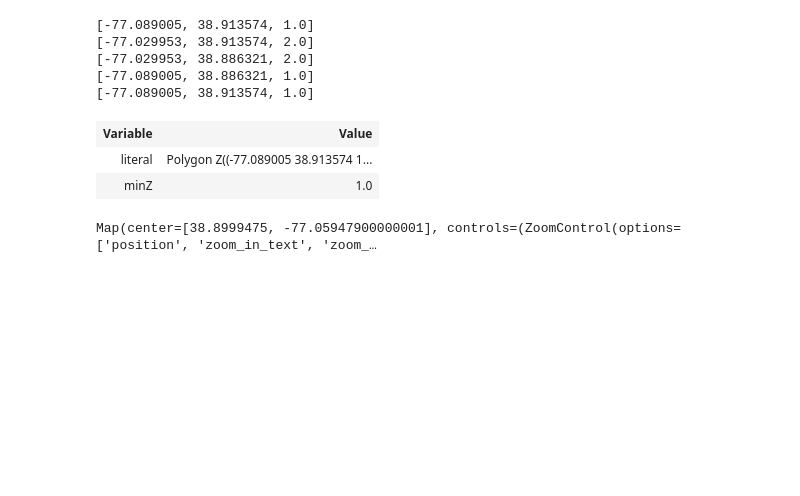
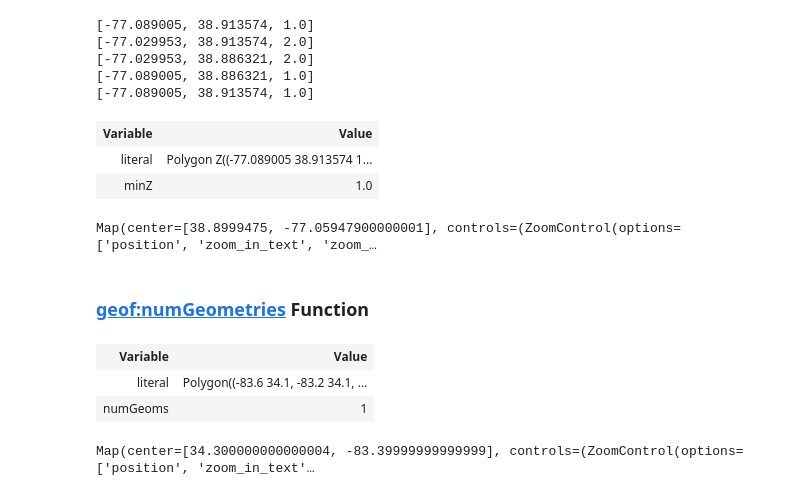
Before and after one commit to situx/rdflib-geosparql, a Jupyter notebook: GeoSPARQL11.ipynb, the cells around one changed output. Drawn from its saved outputs; the diff is of its cells as text; code cells hidden in the pictures; blank space fills up the shorter version.

```diff
--- a/GeoSPARQL11.ipynb
+++ b/GeoSPARQL11.ipynb
@@ -629,3 +693,23 @@ WHERE {
 | literal | Polygon Z((-77.089005 38.913574 1... |
 | minZ | 1.0 |
 Map(center=[38.8999475, -77.05947900000001], controls=(ZoomControl(options=['position', 'zoom_in_text', 'zoom_…
+# %% [markdown]
+### [geof:numGeometries](http://www.opengis.net/def/function/geosparql/numGeometries) Function
+# %%
+processQueryResults(g.query(
+"""
+PREFIX my: <http://example.org/ApplicationSchema#>
+PREFIX geo: <"""+str(GEO)+""">
+PREFIX geof: <"""+str(GEOF)+""">
+PREFIX xsd: <http://www.w3.org/2001/XMLSchema#>
+SELECT ?literal ?numGeoms
+WHERE {
+  my:AExactGeom geo:asWKT ?literal .
+  BIND(geof:numGeometries(?literal) AS ?numGeoms)
+}
+"""),["literal"],None)
+# %% [output]
+| Variable | Value |
+| literal | Polygon((-83.6 34.1, -83.2 34.1, ... |
+| numGeoms | 1 |
+Map(center=[34.300000000000004, -83.39999999999999], controls=(ZoomControl(options=['position', 'zoom_in_text'…
```
Also changed, not shown: parts of 10 cells of this notebook, 4 other files.
